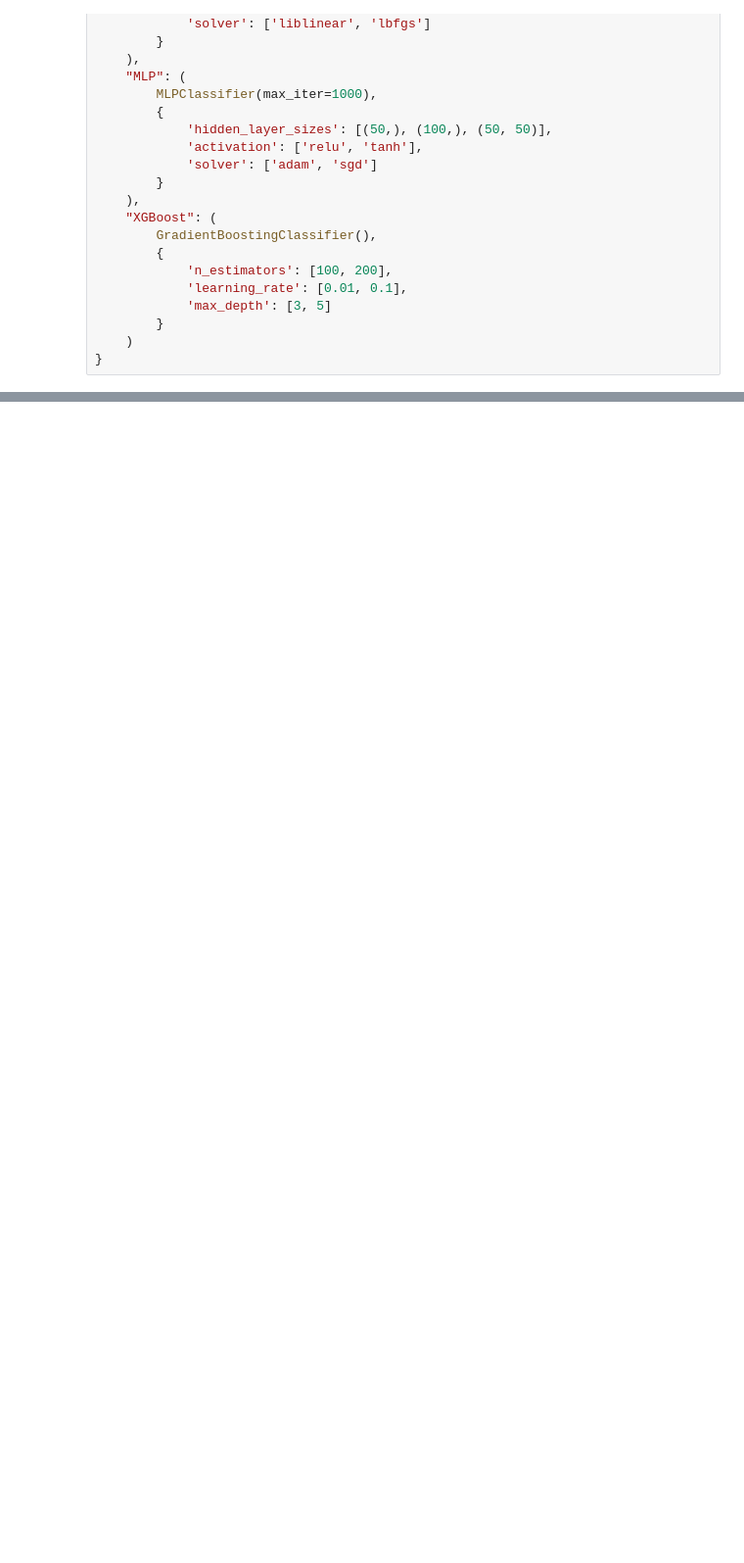
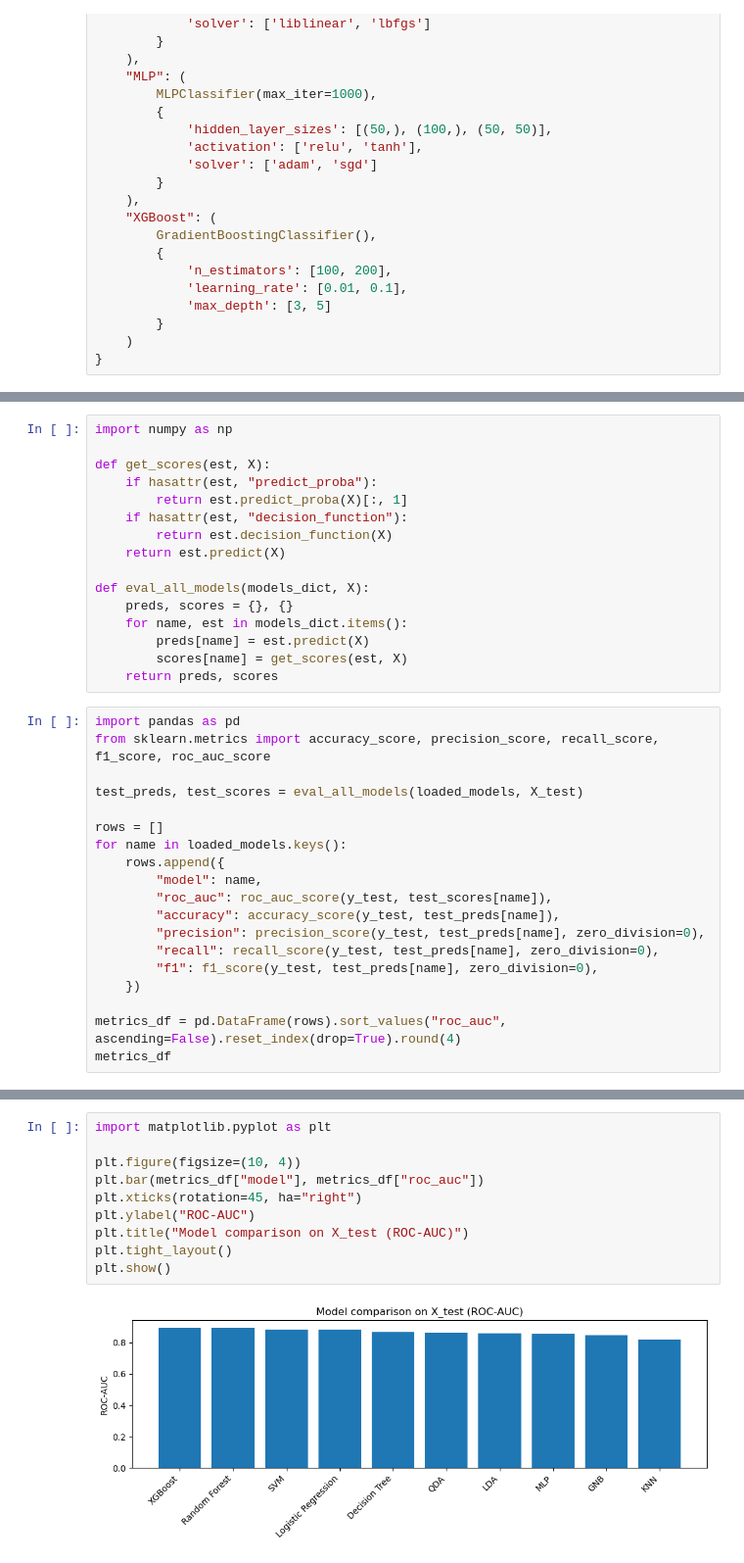
Before and after one commit to YarinArava/SpaceShipTitanic_FinalProject, a Jupyter notebook: Spaceship_Titanic_corrected.ipynb, the cells around one changed output, grey strips where cells are left out. Shown at 98% size. Drawn from its saved outputs; the diff is of its cells as text; blank space fills up the shorter version.

```diff
--- a/Spaceship_Titanic_corrected.ipynb
+++ b/Spaceship_Titanic_corrected.ipynb
@@ -1973,0 +2001,35 @@ weighted avg       0.80      0.80      0.80      1739
+# %%
+import numpy as np
+
+def get_scores(est, X):
+    if hasattr(est, "predict_proba"):
+        return est.predict_proba(X)[:, 1]
+    if hasattr(est, "decision_function"):
+        return est.decision_function(X)
+    return est.predict(X)
+
+def eval_all_models(models_dict, X):
+    preds, scores = {}, {}
+    for name, est in models_dict.items():
+        preds[name] = est.predict(X)
+        scores[name] = get_scores(est, X)
+    return preds, scores
+# %%
+import pandas as pd
+from sklearn.metrics import accuracy_score, precision_score, recall_score, f1_score, roc_auc_score
+
+test_preds, test_scores = eval_all_models(loaded_models, X_test)
+
+rows = []
+for name in loaded_models.keys():
+    rows.append({
+        "model": name,
+        "roc_auc": roc_auc_score(y_test, test_scores[name]),
+        "accuracy": accuracy_score(y_test, test_preds[name]),
+        "precision": precision_score(y_test, test_preds[name], zero_division=0),
+        "recall": recall_score(y_test, test_preds[name], zero_division=0),
+        "f1": f1_score(y_test, test_preds[name], zero_division=0),
+    })
+
+metrics_df = pd.DataFrame(rows).sort_values("roc_auc", ascending=False).reset_index(drop=True).round(4)
+metrics_df
@@ -1973,0 +2048,12 @@ weighted avg       0.80      0.80      0.80      1739
+# %%
+import matplotlib.pyplot as plt
+
+plt.figure(figsize=(10, 4))
+plt.bar(metrics_df["model"], metrics_df["roc_auc"])
+plt.xticks(rotation=45, ha="right")
+plt.ylabel("ROC-AUC")
+plt.title("Model comparison on X_test (ROC-AUC)")
+plt.tight_layout()
+plt.show()
+# %% [output]
+[figure, added]
```
Also changed, not shown: parts of 16 cells of this notebook, 20 other files.
